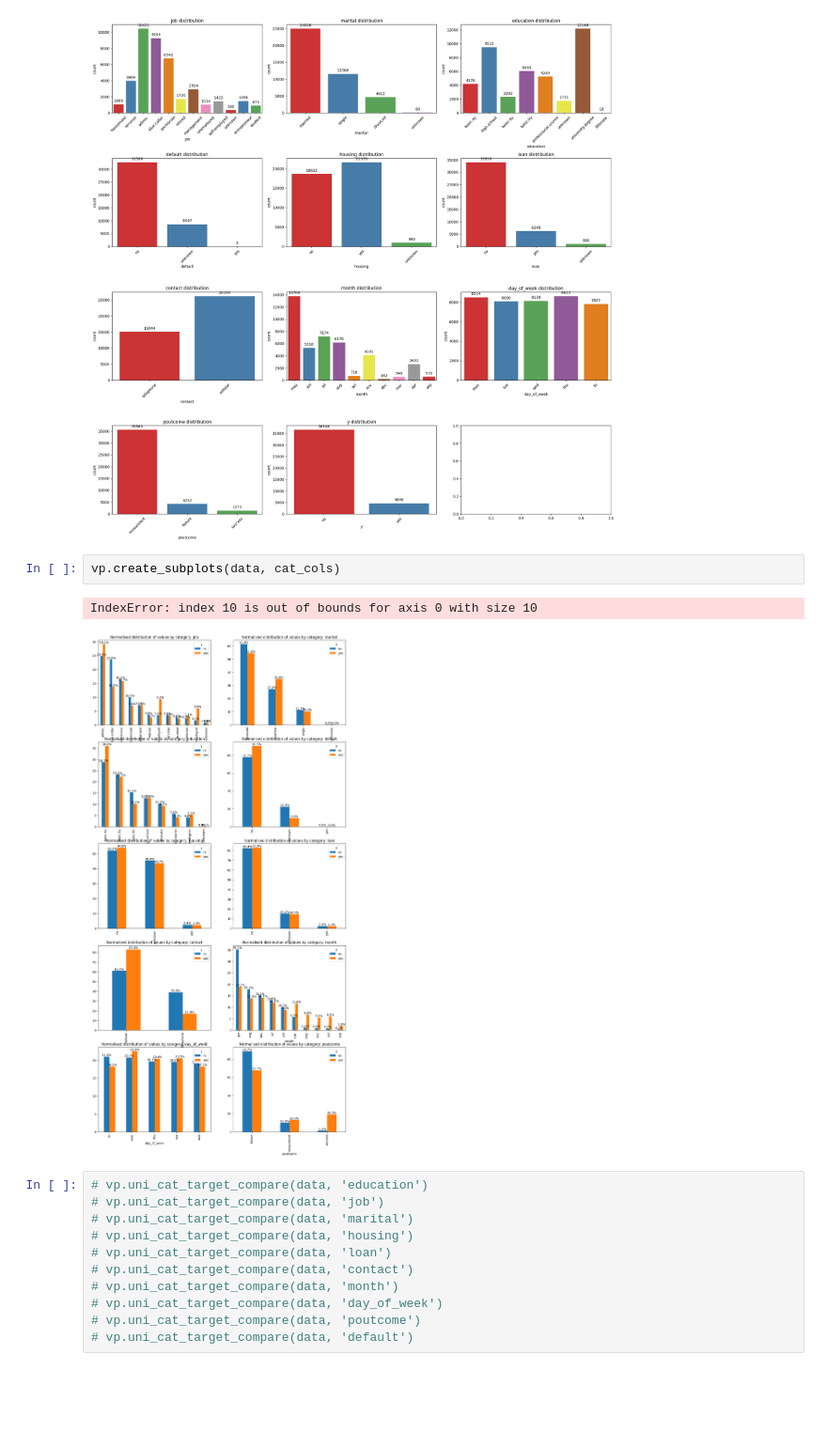
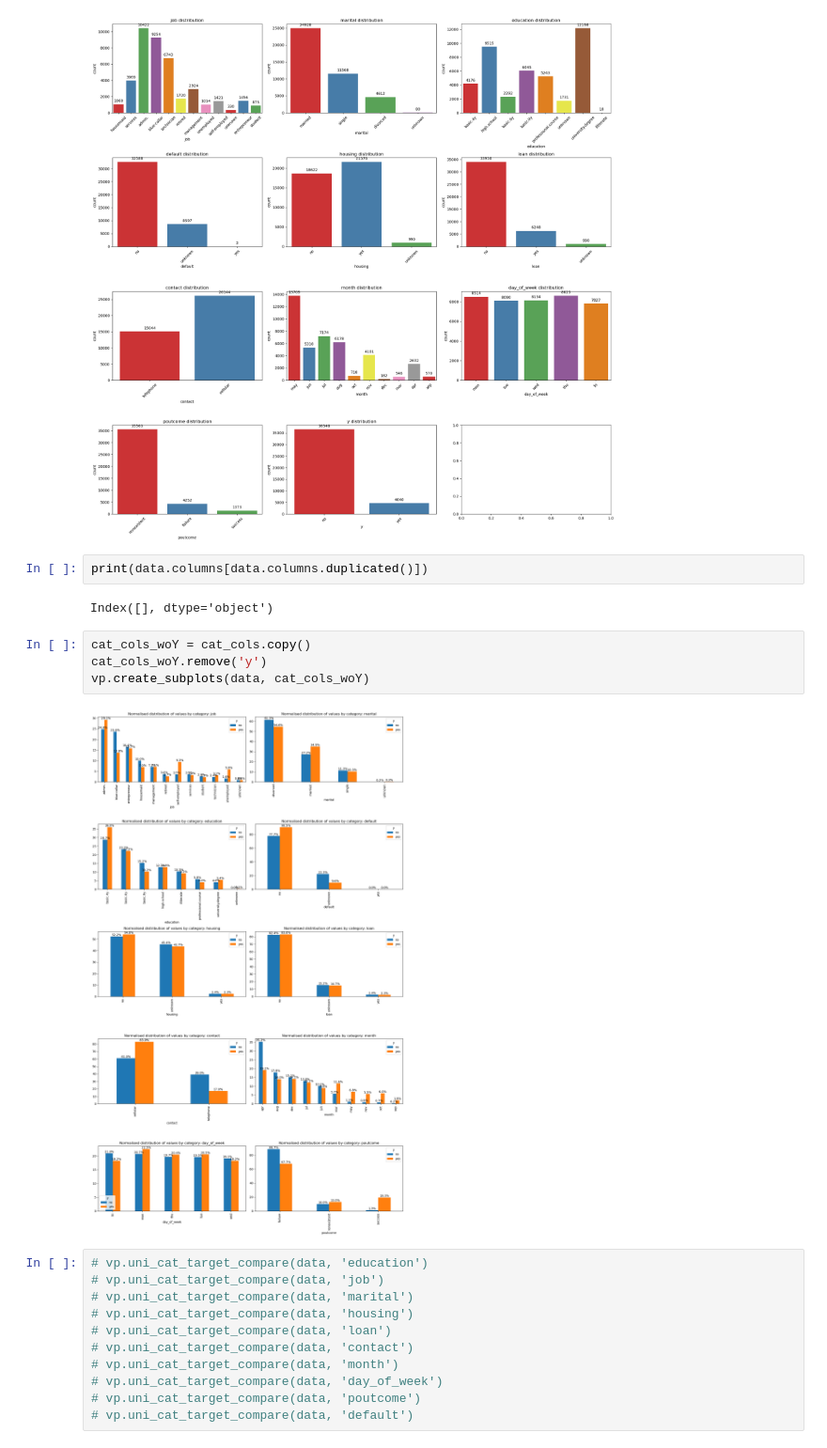
Before and after one commit to ExcellentDarkTea/MidtermProject-prediction-term-deposit, a Jupyter notebook: Mid_term_Project_features.ipynb, the cells around one changed output. Shown at 94% size. Cells and saved outputs as stored; diff of their text form; blank space fills up the shorter version.

```diff
--- a/Mid_term_Project_features.ipynb
+++ b/Mid_term_Project_features.ipynb
@@ -435,11 +435,16 @@ plt.tight_layout()
 plt.show()
 # %% [output]
 [figure]
-# %%
-vp.create_subplots(data, cat_cols)
-# %% [output]
-IndexError: index 10 is out of bounds for axis 0 with size 10
-[figure, removed]
+# %%
+print(data.columns[data.columns.duplicated()])
+# %% [output]
+Index([], dtype='object')
+# %%
+cat_cols_woY = cat_cols.copy()
+cat_cols_woY.remove('y')
+vp.create_subplots(data, cat_cols_woY)
+# %% [output]
+[figure, added]
 # %%
 # vp.uni_cat_target_compare(data, 'education')
 # vp.uni_cat_target_compare(data, 'job')
```
Also changed, not shown: parts of 43 cells of this notebook, 3 other files.
